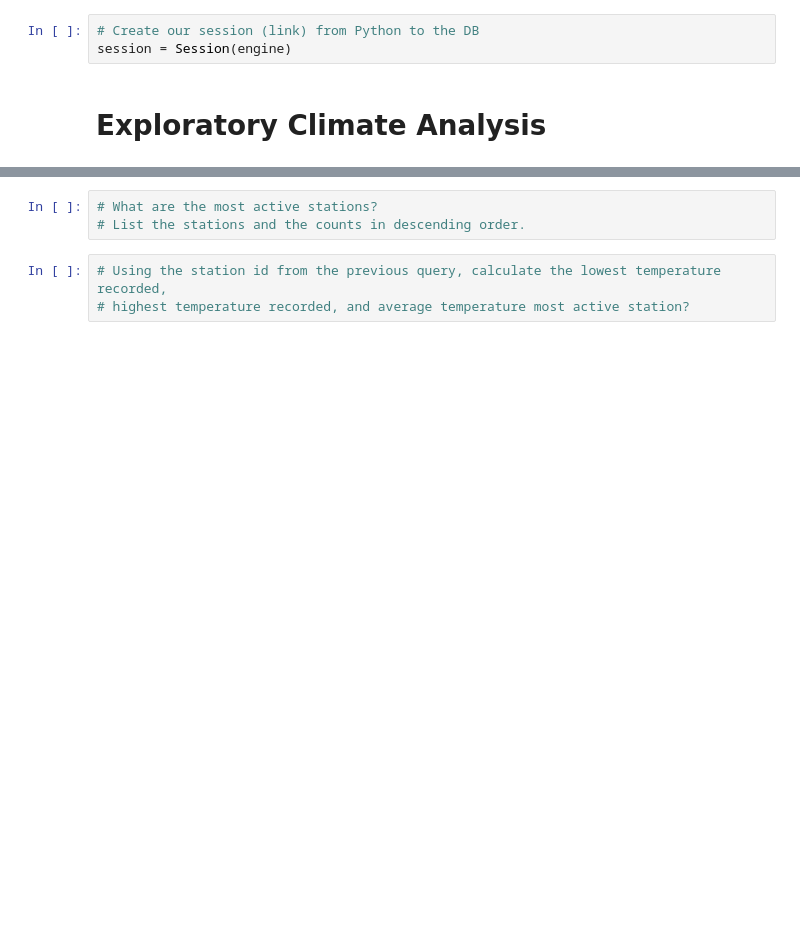
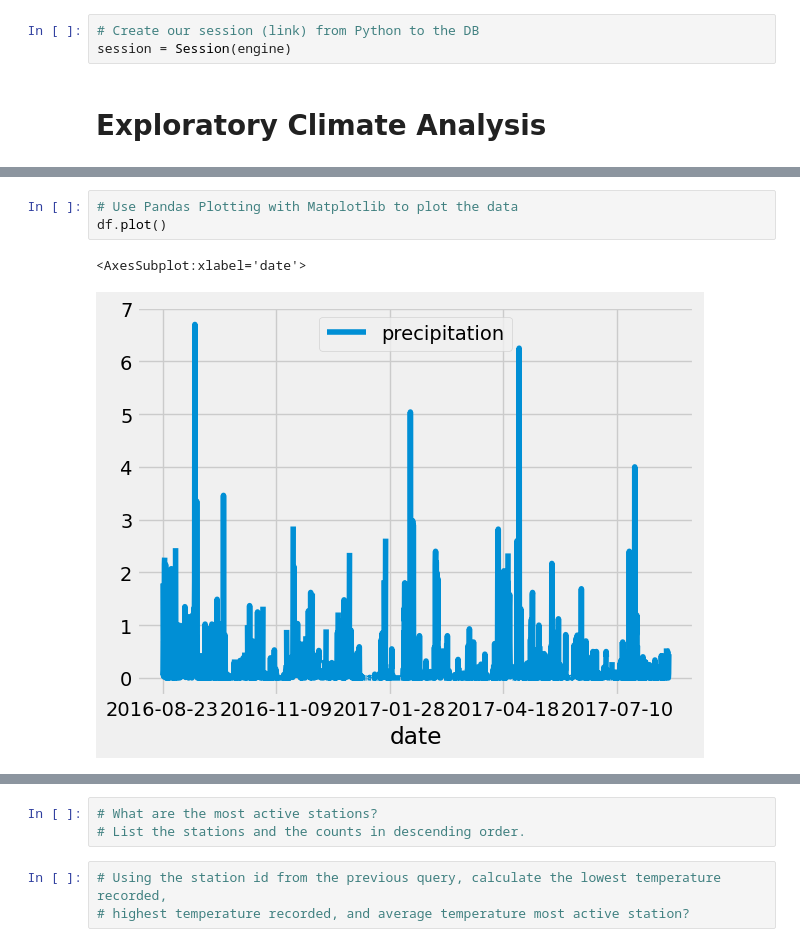
Before and after one commit to Panther1976/surfs_up, a Jupyter notebook: climate_analysis.ipynb, the cells around one changed output, grey strips where cells are left out. Cells and saved outputs as stored; diff of their text form; blank space fills up the shorter version.

```diff
--- a/climate_analysis.ipynb
+++ b/climate_analysis.ipynb
@@ -56,2 +78,8 @@ print(results)
+# %%
+# Use Pandas Plotting with Matplotlib to plot the data
+df.plot()
+# %% [output]
+<AxesSubplot:xlabel='date'>
+[figure, added]
 # %%
 # Use Pandas to calcualte the summary statistics for the precipitation data
```
Also changed, not shown: parts of 6 cells of this notebook.
